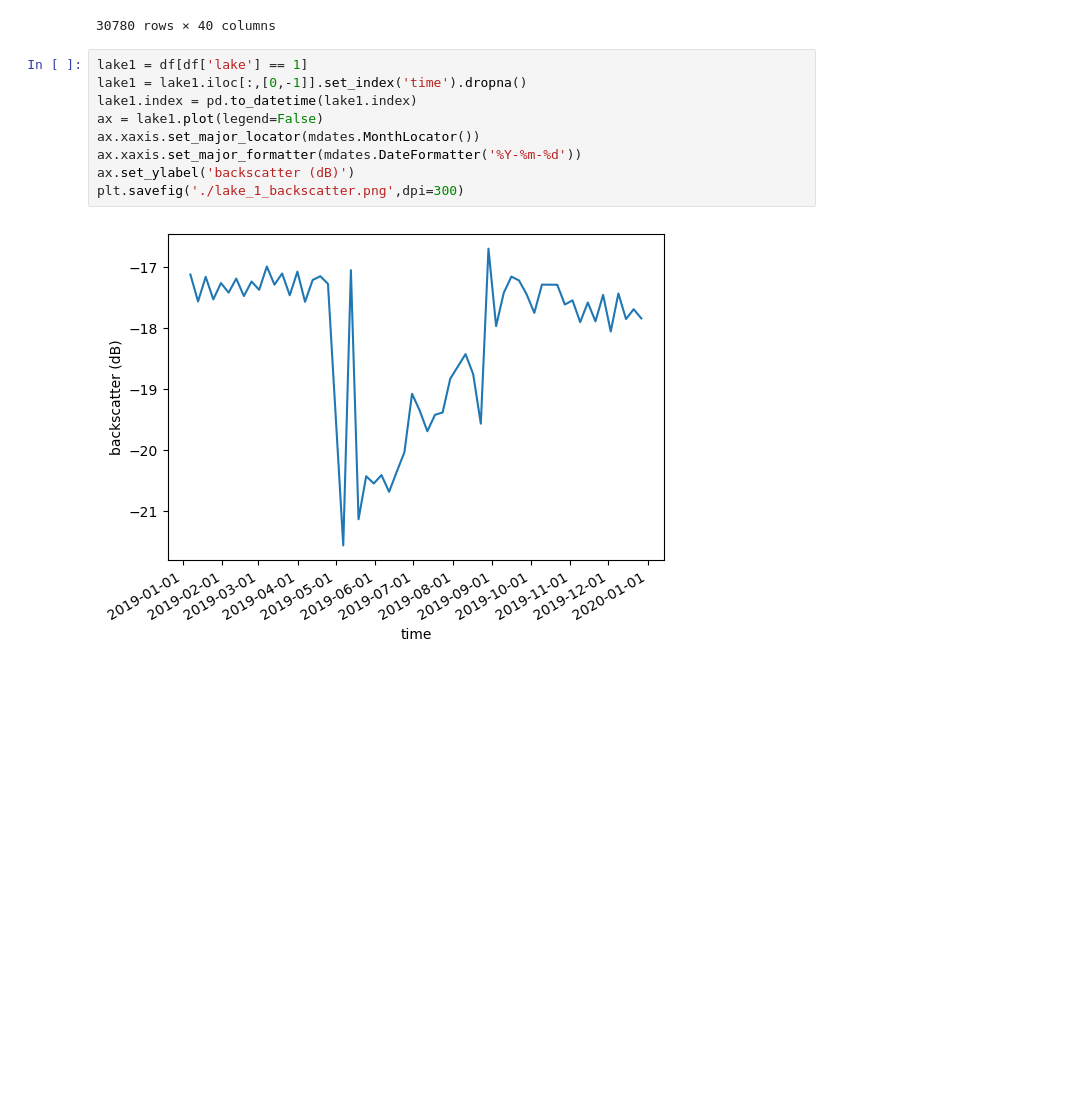
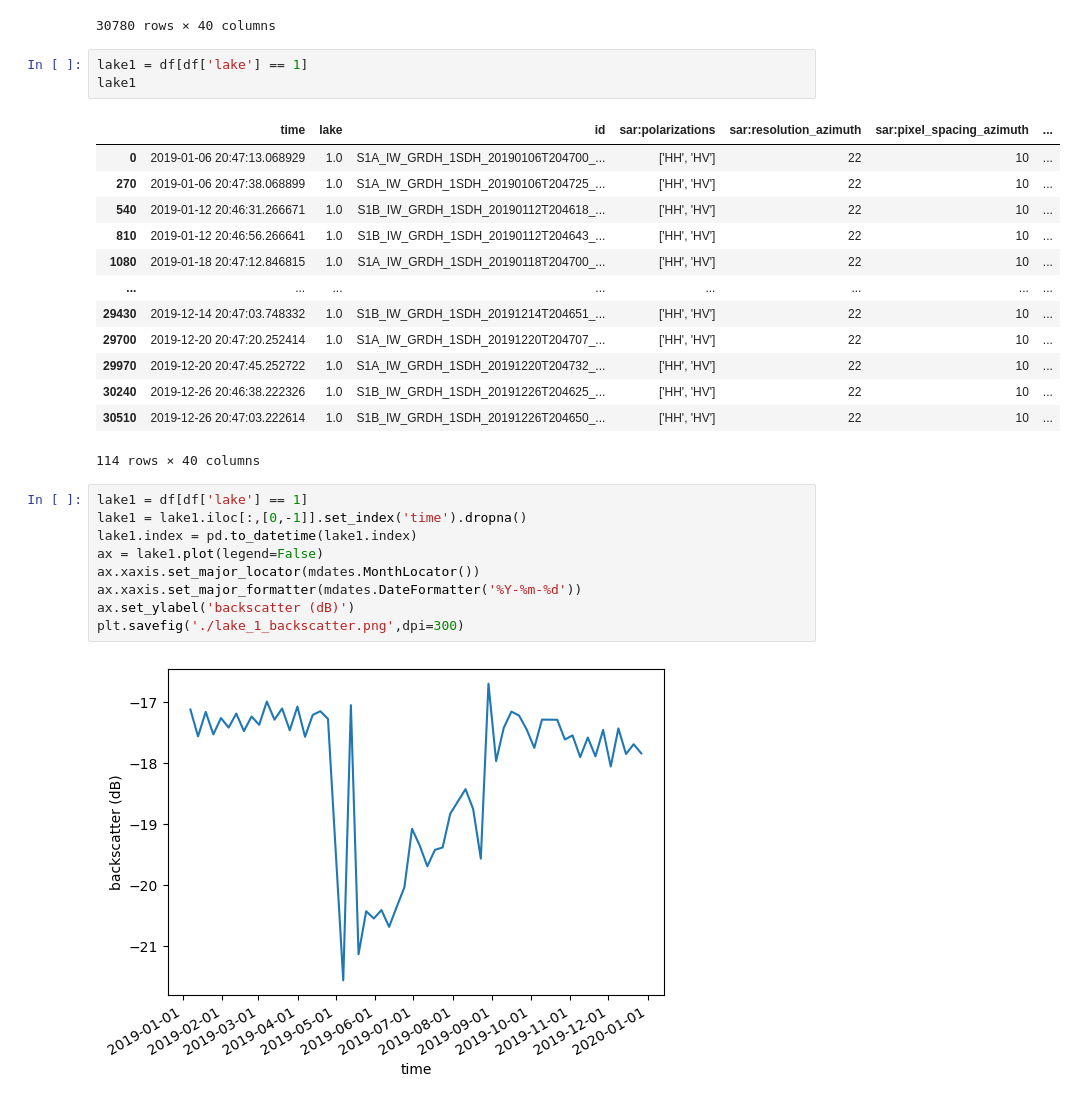
Before and after one commit to shahinmg/melt_lake_datacube, a Jupyter notebook: melt_lake_datacube/read_csv_from_flox.ipynb, the cells around one changed output. Saved outputs shown, nothing was run; the diff lists cells and outputs as text; blank space fills up the shorter version.

```diff
--- a/melt_lake_datacube/read_csv_from_flox.ipynb
+++ b/melt_lake_datacube/read_csv_from_flox.ipynb
@@ -21,6 +21,23 @@ df
 | 30778 | 2019-12-26 20:47:03.222614 | 995.0 | S1B_IW_GRDH_1SDH_20191226T204650_... | ['HH', 'HV'] | 22 | 10 | ... |
 | 30779 | 2019-12-26 20:47:03.222614 | 998.0 | S1B_IW_GRDH_1SDH_20191226T204650_... | ['HH', 'HV'] | 22 | 10 | ... |
 30780 rows × 40 columns
+# %%
+lake1 = df[df['lake'] == 1]
+lake1
+# %% [output]
+|  | time | lake | id | sar:polarizations | sar:resolution_azimuth | sar:pixel_spacing_azimuth | ... |
+| 0 | 2019-01-06 20:47:13.068929 | 1.0 | S1A_IW_GRDH_1SDH_20190106T204700_... | ['HH', 'HV'] | 22 | 10 | ... |
+| 270 | 2019-01-06 20:47:38.068899 | 1.0 | S1A_IW_GRDH_1SDH_20190106T204725_... | ['HH', 'HV'] | 22 | 10 | ... |
+| 540 | 2019-01-12 20:46:31.266671 | 1.0 | S1B_IW_GRDH_1SDH_20190112T204618_... | ['HH', 'HV'] | 22 | 10 | ... |
+| 810 | 2019-01-12 20:46:56.266641 | 1.0 | S1B_IW_GRDH_1SDH_20190112T204643_... | ['HH', 'HV'] | 22 | 10 | ... |
+| 1080 | 2019-01-18 20:47:12.846815 | 1.0 | S1A_IW_GRDH_1SDH_20190118T204700_... | ['HH', 'HV'] | 22 | 10 | ... |
+| ... | ... | ... | ... | ... | ... | ... | ... |
+| 29430 | 2019-12-14 20:47:03.748332 | 1.0 | S1B_IW_GRDH_1SDH_20191214T204651_... | ['HH', 'HV'] | 22 | 10 | ... |
+| 29700 | 2019-12-20 20:47:20.252414 | 1.0 | S1A_IW_GRDH_1SDH_20191220T204707_... | ['HH', 'HV'] | 22 | 10 | ... |
+| 29970 | 2019-12-20 20:47:45.252722 | 1.0 | S1A_IW_GRDH_1SDH_20191220T204732_... | ['HH', 'HV'] | 22 | 10 | ... |
+| 30240 | 2019-12-26 20:46:38.222326 | 1.0 | S1B_IW_GRDH_1SDH_20191226T204625_... | ['HH', 'HV'] | 22 | 10 | ... |
+| 30510 | 2019-12-26 20:47:03.222614 | 1.0 | S1B_IW_GRDH_1SDH_20191226T204650_... | ['HH', 'HV'] | 22 | 10 | ... |
+114 rows × 40 columns
 # %%
 lake1 = df[df['lake'] == 1]
 lake1 = lake1.iloc[:,[0,-1]].set_index('time').dropna()
```
